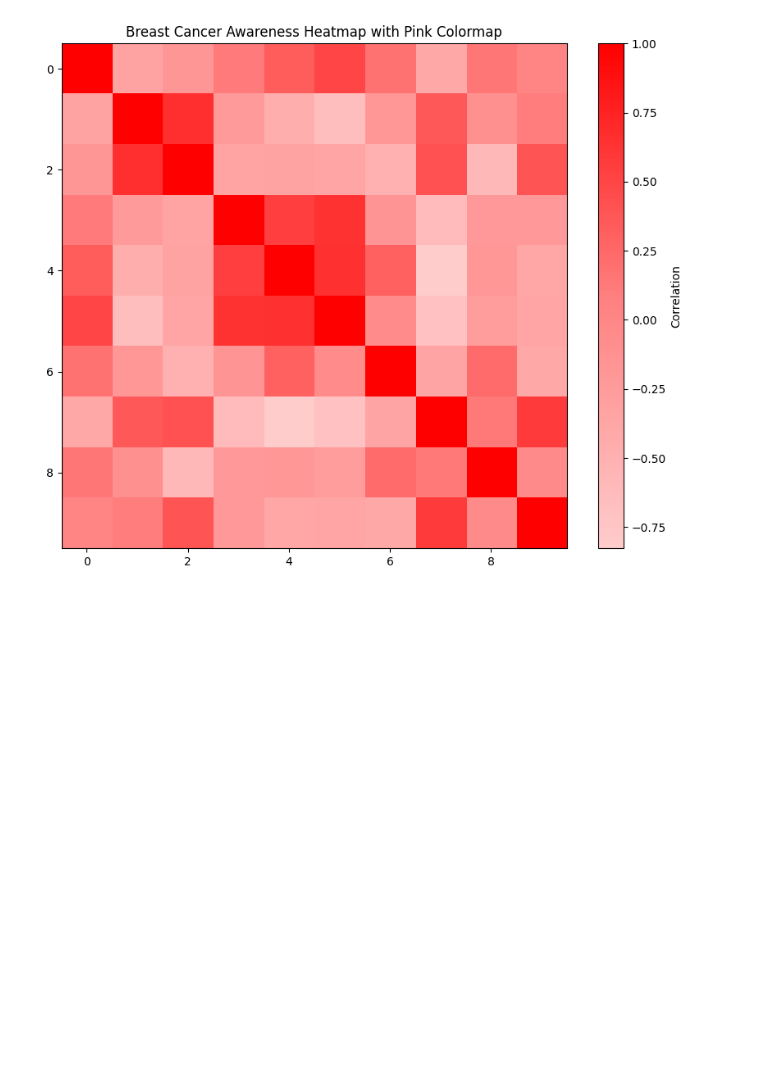
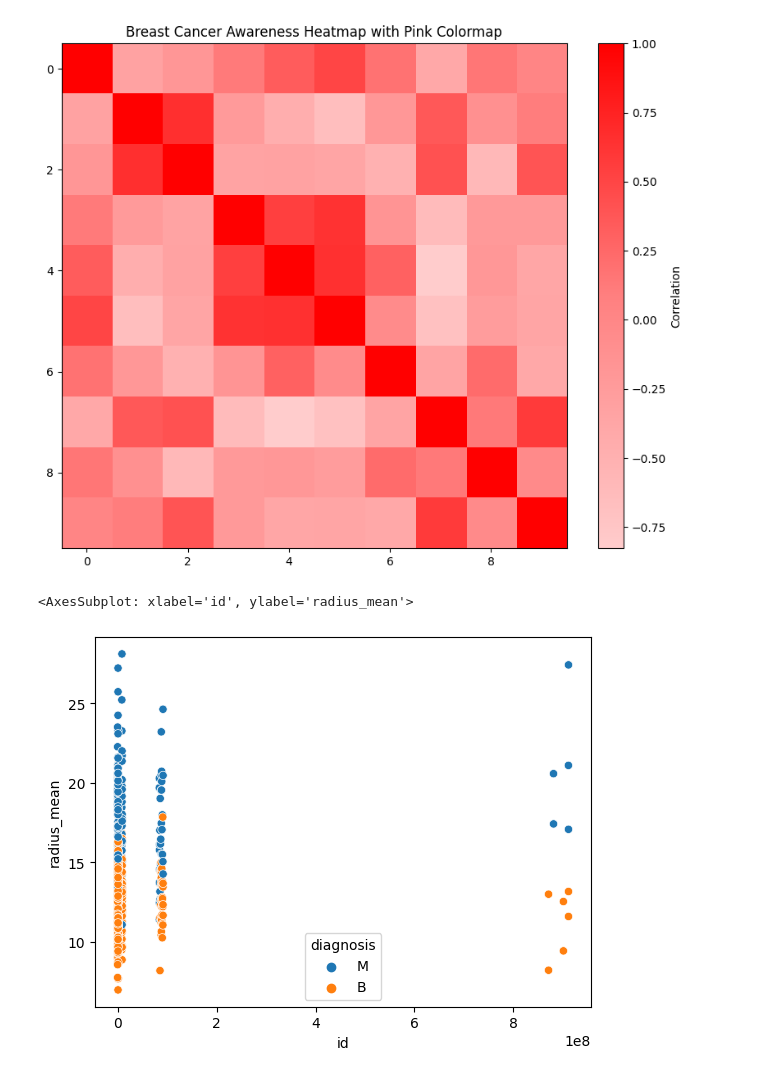
Before and after one commit to arimartorano/breastcanceranalysis, a Jupyter notebook: EDA.ipynb, the cells around one changed output. Saved outputs shown, nothing was run; the diff lists cells and outputs as text; code cells hidden in the pictures; blank space fills up the shorter version.

Commit message:
deeper EDA on breastcancer

```diff
--- a/EDA.ipynb
+++ b/EDA.ipynb
@@ -133,3 +133,8 @@ plt.title('Breast Cancer Awareness Heatmap')
 plt.show()
 # %% [output]
 [figure]
+# %%
+sns.scatterplot(x='id',y='radius_mean',data=breastcancerdf,hue='diagnosis')
+# %% [output]
+<AxesSubplot: xlabel='id', ylabel='radius_mean'>
+[figure, added]
```
Also changed, not shown: parts of 5 cells of this notebook.
